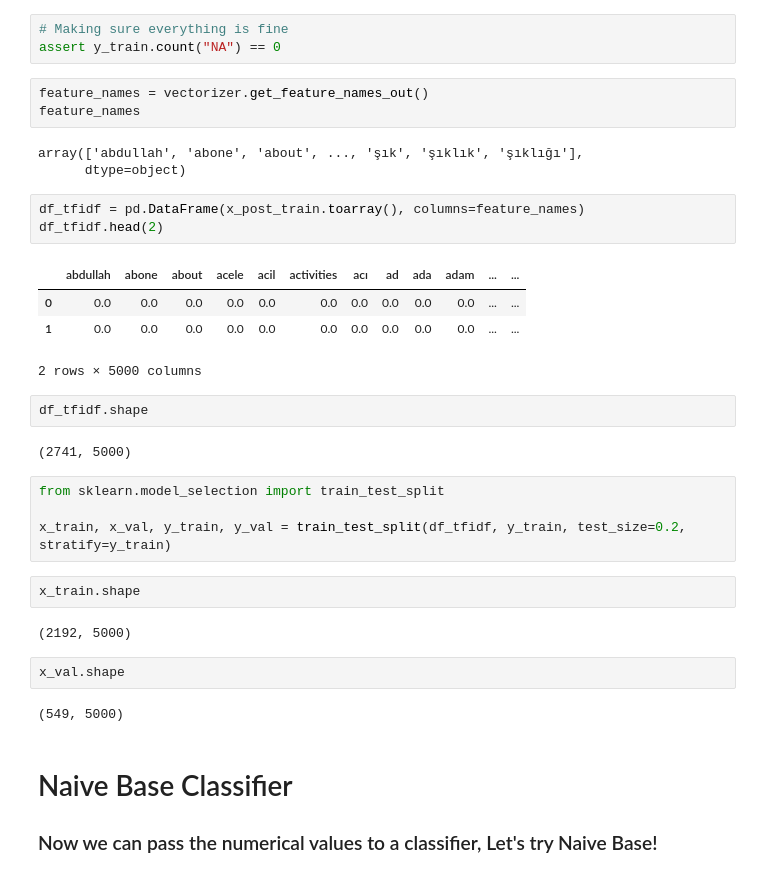
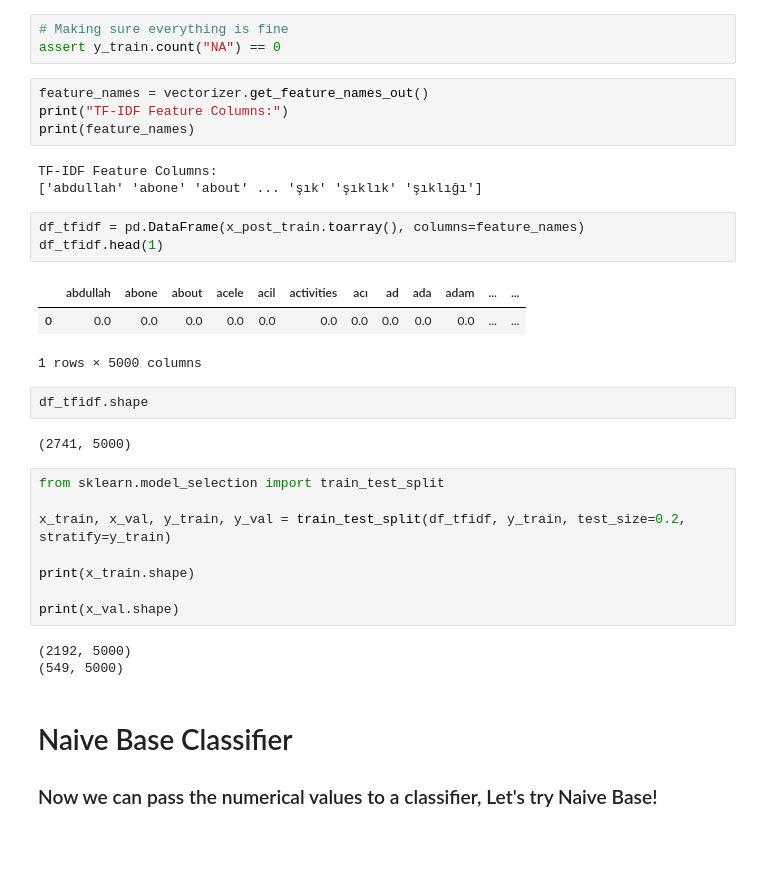
Before and after one commit to MusaMisto/CS412-InstagramInfluencersAnalysis, a Jupyter notebook: notebooks/project-explore-Ali.ipynb, the cells around one changed output. Saved outputs shown, nothing was run; the diff lists cells and outputs as text; blank space fills up the shorter version.

```diff
--- a/notebooks/project-explore-Ali.ipynb
+++ b/notebooks/project-explore-Ali.ipynb
@@ -314,18 +323,18 @@ x_post_test = vectorizer.transform(test_corpus)
 assert y_train.count("NA") == 0
 # %%
 feature_names = vectorizer.get_feature_names_out()
-feature_names
+print("TF-IDF Feature Columns:")
+print(feature_names)
 # %% [output]
-array(['abdullah', 'abone', 'about', ..., 'şık', 'şıklık', 'şıklığı'],
-      dtype=object)
+TF-IDF Feature Columns:
+['abdullah' 'abone' 'about' ... 'şık' 'şıklık' 'şıklığı']
 # %%
 df_tfidf = pd.DataFrame(x_post_train.toarray(), columns=feature_names)
-df_tfidf.head(2)
+df_tfidf.head(1)
 # %% [output]
 |  | abdullah | abone | about | acele | acil | activities | acı | ad | ada | adam | ... | ... |
 | 0 | 0.0 | 0.0 | 0.0 | 0.0 | 0.0 | 0.0 | 0.0 | 0.0 | 0.0 | 0.0 | ... | ... |
-| 1 | 0.0 | 0.0 | 0.0 | 0.0 | 0.0 | 0.0 | 0.0 | 0.0 | 0.0 | 0.0 | ... | ... |
-2 rows × 5000 columns
+1 rows × 5000 columns
 # %%
 df_tfidf.shape
 # %% [output]
@@ -334,14 +343,13 @@ df_tfidf.shape
 from sklearn.model_selection import train_test_split
 
 x_train, x_val, y_train, y_val = train_test_split(df_tfidf, y_train, test_size=0.2, stratify=y_train)
+
+print(x_train.shape)
+
+print(x_val.shape)
+# %% [output]
+(2192, 5000)
+(549, 5000)
-# %%
-x_train.shape
-# %% [output]
-(2192, 5000)
-# %%
-x_val.shape
-# %% [output]
-(549, 5000)
 # %% [markdown]
 # Naive Base Classifier
 
```
Also changed, not shown: parts of 9 cells of this notebook, 1 other file.
